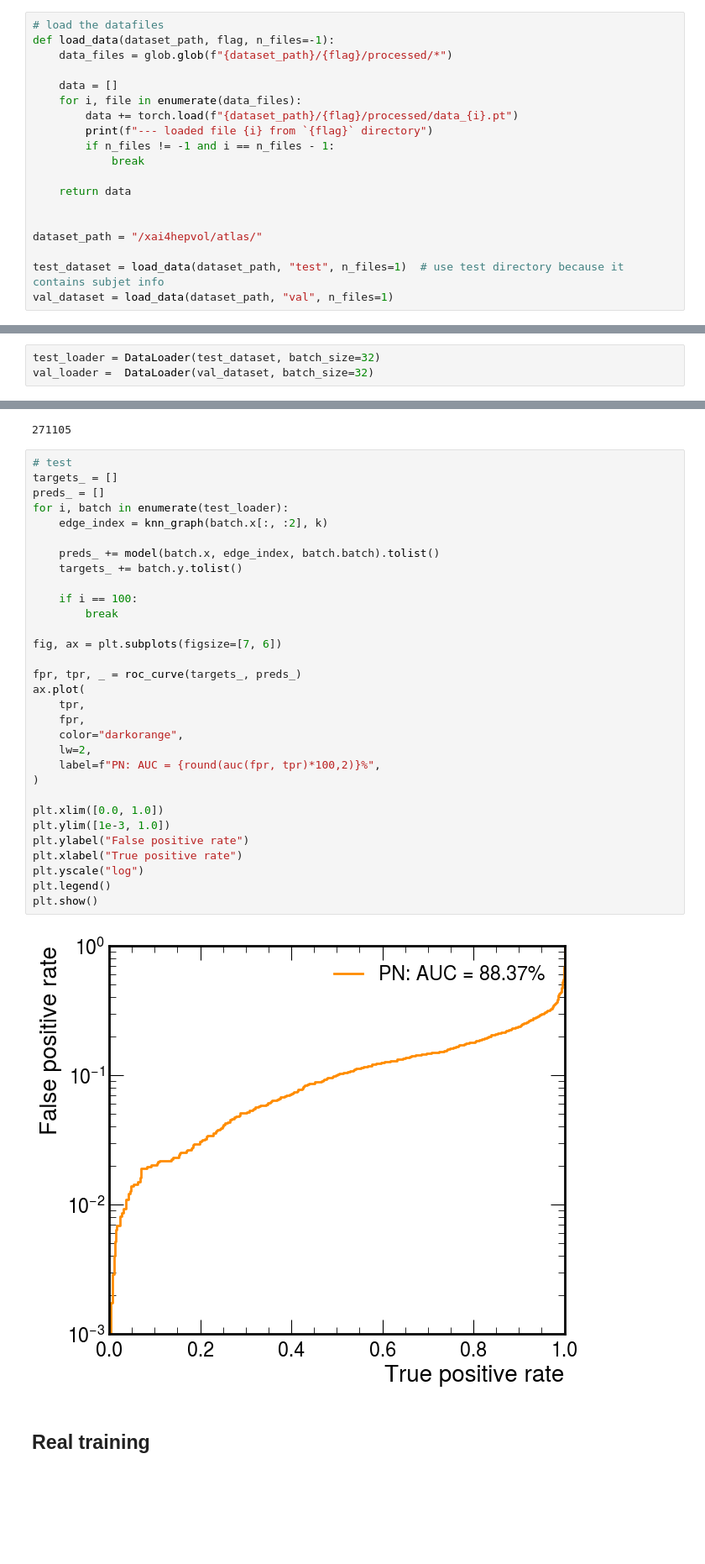
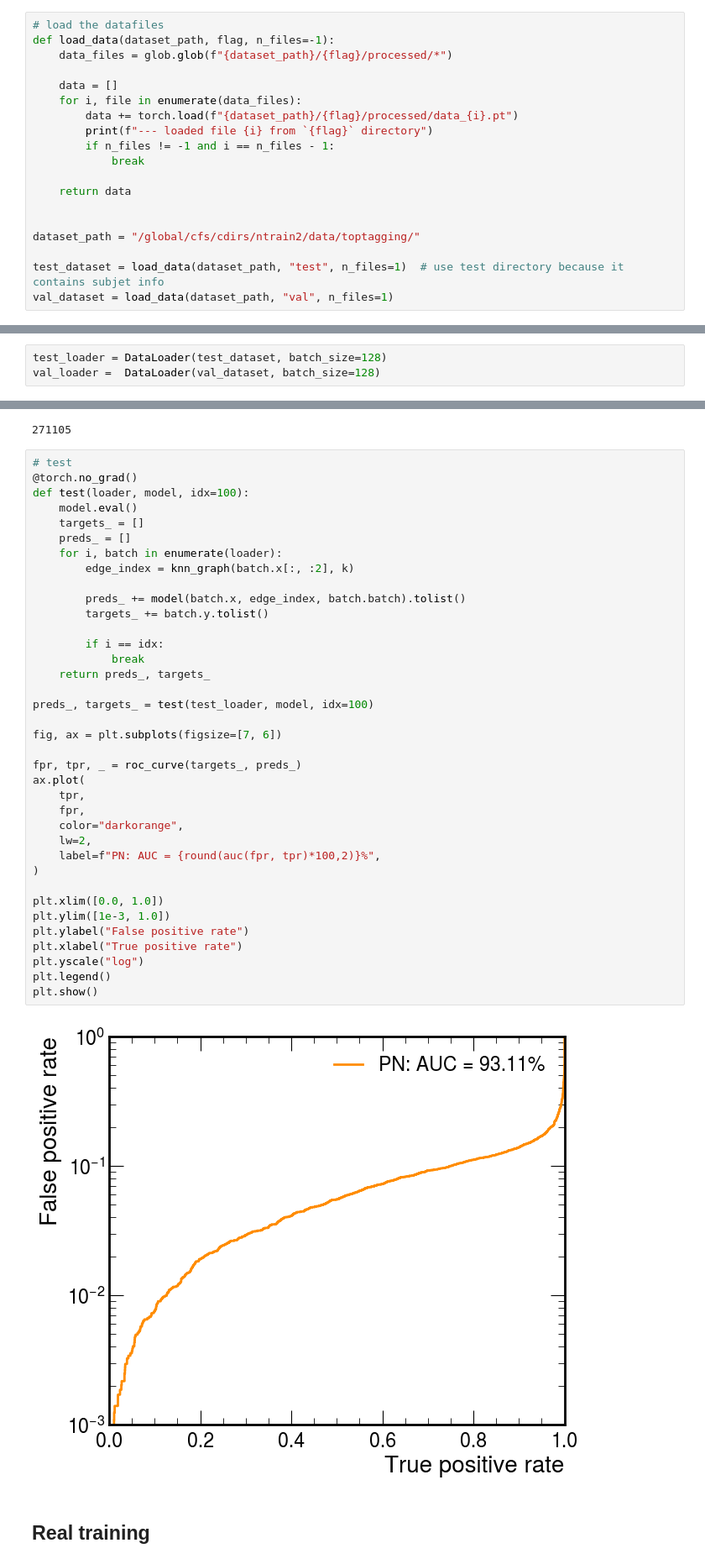
Before and after one commit to usatlas-ml-training/lbnl-2023, a Jupyter notebook: top_tagging_gnn/train.ipynb, the cells around one changed output, grey strips where cells are left out. Shown at 84% size. Drawn from its saved outputs; the diff is of its cells as text; blank space fills up the shorter version.

```diff
--- a/top_tagging_gnn/train.ipynb
+++ b/top_tagging_gnn/train.ipynb
@@ -42,7 +42,7 @@ def load_data(dataset_path, flag, n_files=-1):
     return data
 
 
-dataset_path = "/xai4hepvol/atlas/"
+dataset_path = "/global/cfs/cdirs/ntrain2/data/toptagging/"
 
 test_dataset = load_data(dataset_path, "test", n_files=1)  # use test directory because it contains subjet info
 val_dataset = load_data(dataset_path, "val", n_files=1)
@@ -85,8 +85,8 @@ tensor([[-1.9442e-02,  9.3275e-02,  5.3207e+00,  5.3862e+00, -1.0834e+00,
         [-1.2078e-01,  5.0740e-01, -8.0296e-01, -6.9759e-01, -7.2071e+00,
          -7.1671e+00,  5.2158e-01]])
 # %%
-test_loader = DataLoader(test_dataset, batch_size=32)
-val_loader =  DataLoader(val_dataset, batch_size=32)
+test_loader = DataLoader(test_dataset, batch_size=128)
+val_loader =  DataLoader(val_dataset, batch_size=128)
 # %% [markdown]
 # Get model
 # %%
@@ -247,37 +228,43 @@ count_parameters(model)
 271105
 # %%
 # test
-targets_ = []
-preds_ = []
-for i, batch in enumerate(test_loader):
-    edge_index = knn_graph(batch.x[:, :2], k)
+@torch.no_grad()
+def test(loader, model, idx=100):
+    model.eval()
+    targets_ = []
+    preds_ = []
+    for i, batch in enumerate(loader):
+        edge_index = knn_graph(batch.x[:, :2], k)
 
-    preds_ += model(batch.x, edge_index, batch.batch).tolist()
-    targets_ += batch.y.tolist()
+        preds_ += model(batch.x, edge_index, batch.batch).tolist()
+        targets_ += batch.y.tolist()
 
-    if i == 100:
-        break
+        if i == idx:
+            break
+    return preds_, targets_
+
+preds_, targets_ = test(test_loader, model, idx=100)
 
 fig, ax = plt.subplots(figsize=[7, 6])
 
 fpr, tpr, _ = roc_curve(targets_, preds_)
 ax.plot(
     tpr,
     fpr,
     color="darkorange",
     lw=2,
     label=f"PN: AUC = {round(auc(fpr, tpr)*100,2)}%",
 )
 
 plt.xlim([0.0, 1.0])
 plt.ylim([1e-3, 1.0])
 plt.ylabel("False positive rate")
 plt.xlabel("True positive rate")
 plt.yscale("log")
 plt.legend()
 plt.show()
 # %% [output]
-[figure, old version]
+[figure, new version]
 # %% [markdown]
 ## Real training
 # %%
```
Also changed, not shown: parts of 4 cells of this notebook, 1 other file.
